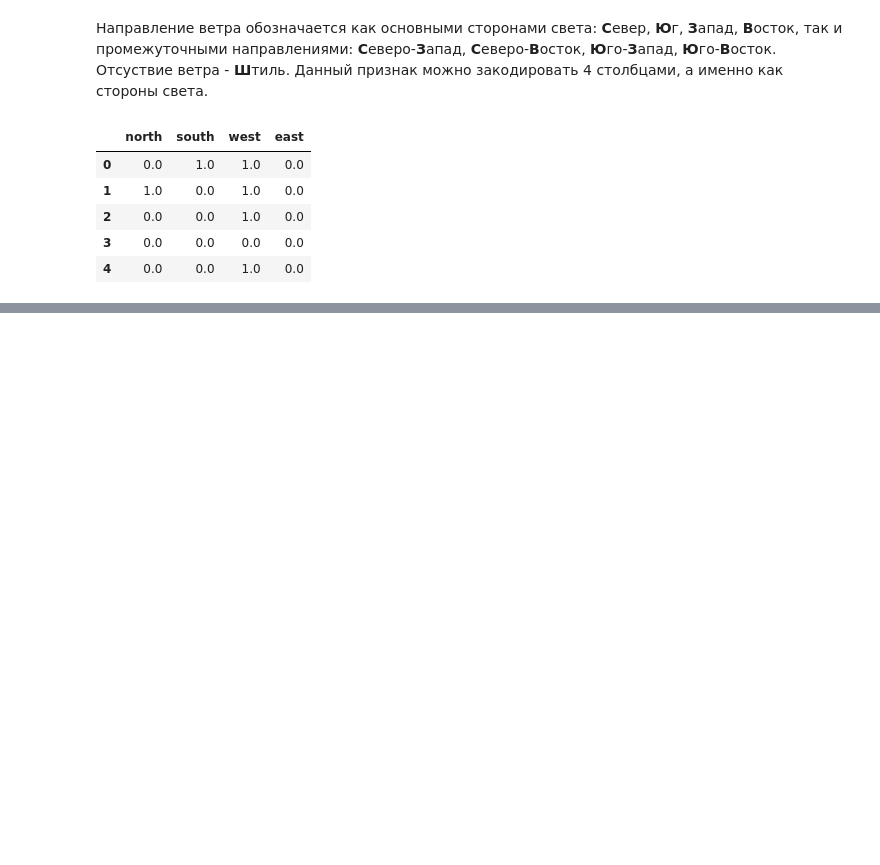
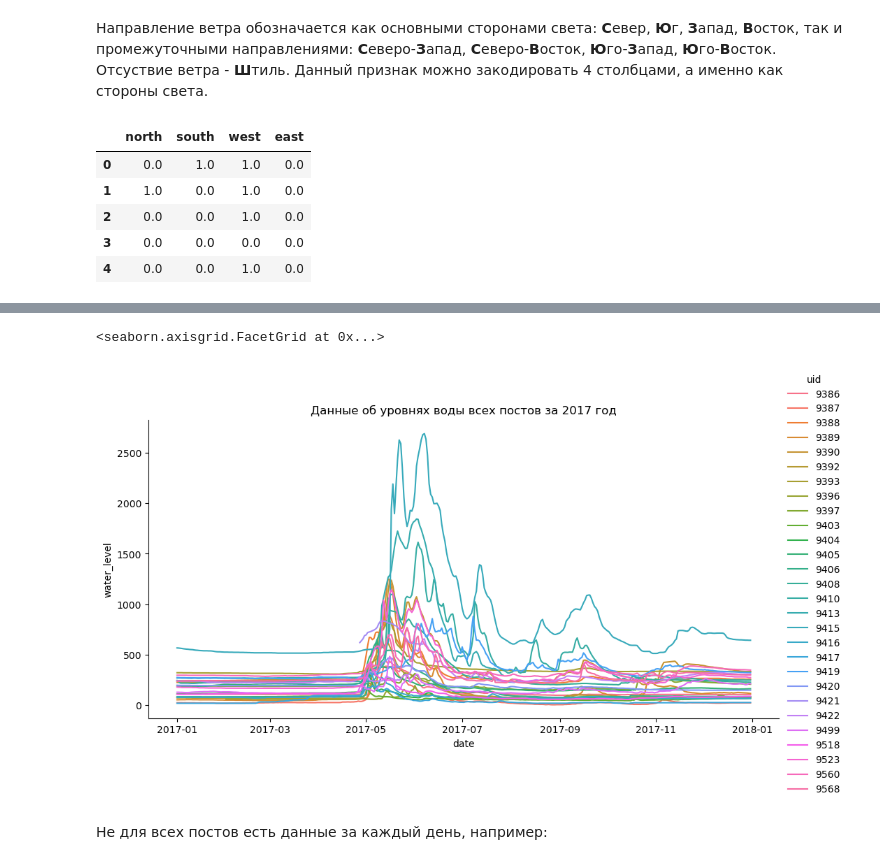
Before and after one commit to phys-winner/water-predictor-bot, a Jupyter notebook: notebooks/eda.ipynb, the cells around one changed output, grey strips where cells are left out. Cells and saved outputs as stored; diff of their text form; code cells hidden in the pictures; blank space fills up the shorter version.

```diff
--- a/notebooks/eda.ipynb
+++ b/notebooks/eda.ipynb
@@ -669,0 +677,12 @@ memory usage: 10.6 MB
+# %%
+test_df = df[df['date'].dt.year == END_YEAR]
+
+palette = sns.color_palette("husl", 28)
+sns.relplot(data=test_df, x='date', y='water_level', palette=palette,
+            hue='uid', kind="line", aspect=2, legend='full').set(
+                title=f'Данные об уровнях воды всех постов за {END_YEAR} год')
+# %% [output]
+<seaborn.axisgrid.FacetGrid at 0x...>
+[figure, added]
+# %% [markdown]
+Не для всех постов есть данные за каждый день, например:
```
Also changed, not shown: parts of 100 cells of this notebook.
